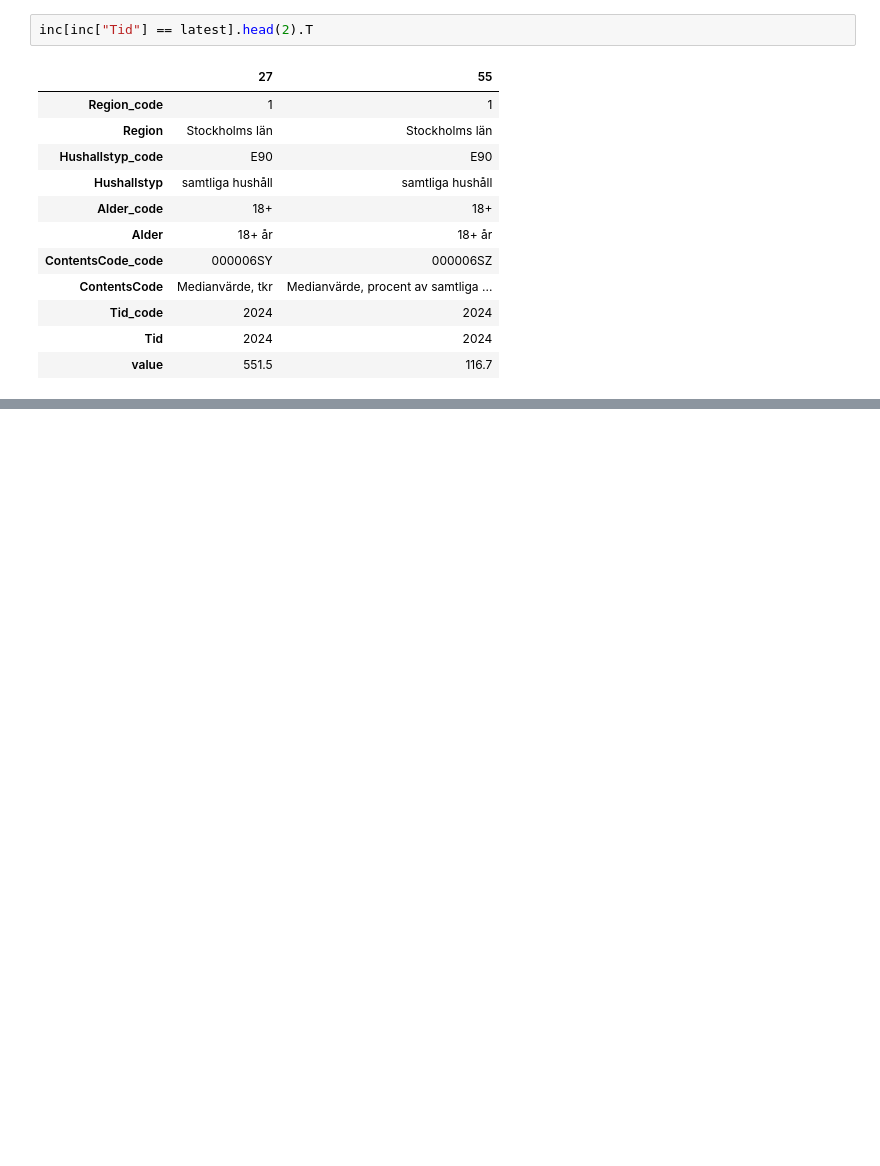
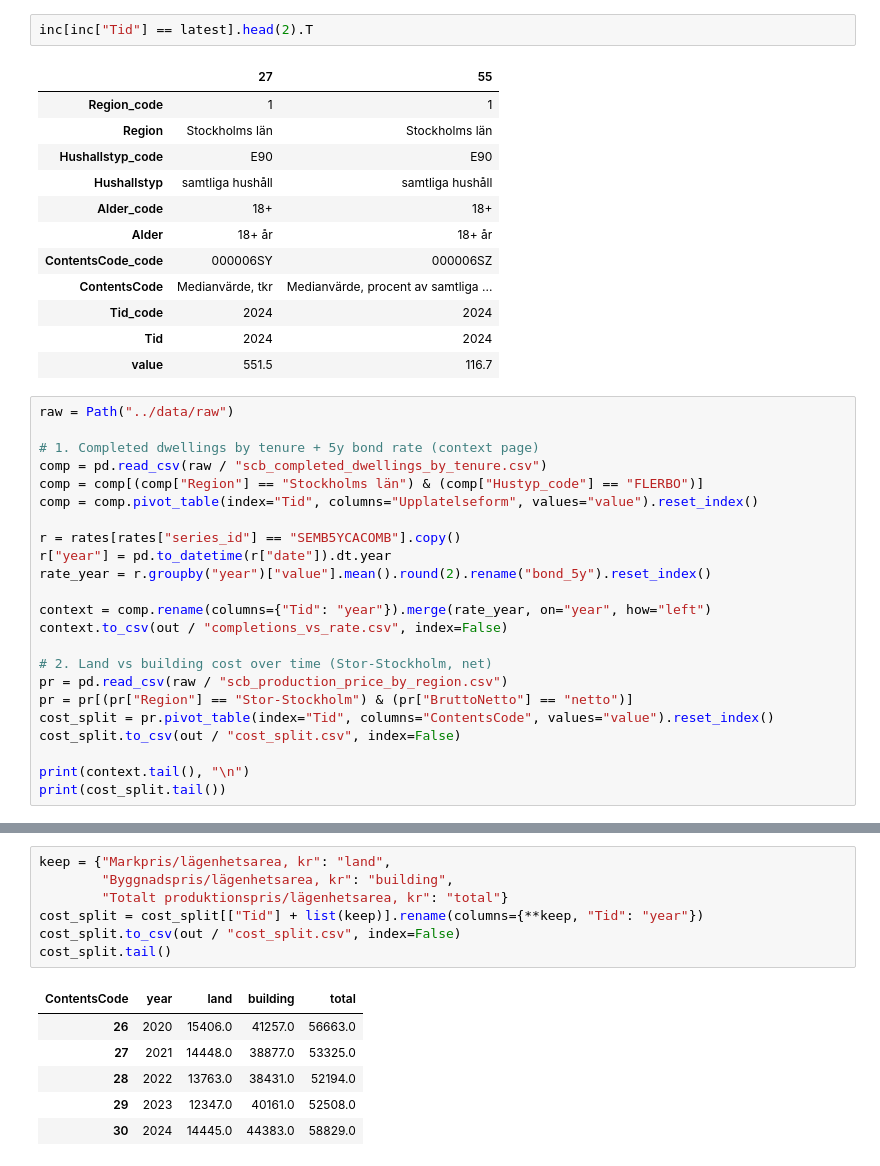
Before and after one commit to nimarigibcn-max/rental-housing-stockholm, a Jupyter notebook: notebooks/02_model.ipynb, the cells around one changed output, grey strips where cells are left out. Saved outputs shown, nothing was run; the diff lists cells and outputs as text; blank space fills up the shorter version.

Commit message:
Context data + Power BI workbook

```diff
--- a/notebooks/02_model.ipynb
+++ b/notebooks/02_model.ipynb
@@ -264,3 +264,26 @@ inc[inc["Tid"] == latest].head(2).T
 | Tid_code | 2024 | 2024 |
 | Tid | 2024 | 2024 |
 | value | 551.5 | 116.7 |
+# %%
+raw = Path("../data/raw")
+
+# 1. Completed dwellings by tenure + 5y bond rate (context page)
+comp = pd.read_csv(raw / "scb_completed_dwellings_by_tenure.csv")
+comp = comp[(comp["Region"] == "Stockholms län") & (comp["Hustyp_code"] == "FLERBO")]
+comp = comp.pivot_table(index="Tid", columns="Upplatelseform", values="value").reset_index()
+
+r = rates[rates["series_id"] == "SEMB5YCACOMB"].copy()
+r["year"] = pd.to_datetime(r["date"]).dt.year
+rate_year = r.groupby("year")["value"].mean().round(2).rename("bond_5y").reset_index()
+
+context = comp.rename(columns={"Tid": "year"}).merge(rate_year, on="year", how="left")
+context.to_csv(out / "completions_vs_rate.csv", index=False)
+
+# 2. Land vs building cost over time (Stor-Stockholm, net)
+pr = pd.read_csv(raw / "scb_production_price_by_region.csv")
+pr = pr[(pr["Region"] == "Stor-Stockholm") & (pr["BruttoNetto"] == "netto")]
+cost_split = pr.pivot_table(index="Tid", columns="ContentsCode", values="value").reset_index()
+cost_split.to_csv(out / "cost_split.csv", index=False)
+
+print(context.tail(), "\n")
+print(cost_split.tail())
@@ -266,0 +308,14 @@ inc[inc["Tid"] == latest].head(2).T
+# %%
+keep = {"Markpris/lägenhetsarea, kr": "land",
+        "Byggnadspris/lägenhetsarea, kr": "building",
+        "Totalt produktionspris/lägenhetsarea, kr": "total"}
+cost_split = cost_split[["Tid"] + list(keep)].rename(columns={**keep, "Tid": "year"})
+cost_split.to_csv(out / "cost_split.csv", index=False)
+cost_split.tail()
+# %% [output]
+| ContentsCode | year | land | building | total |
+| 26 | 2020 | 15406.0 | 41257.0 | 56663.0 |
+| 27 | 2021 | 14448.0 | 38877.0 | 53325.0 |
+| 28 | 2022 | 13763.0 | 38431.0 | 52194.0 |
+| 29 | 2023 | 12347.0 | 40161.0 | 52508.0 |
+| 30 | 2024 | 14445.0 | 44383.0 | 58829.0 |
```
Also changed, not shown: parts of 1 cell of this notebook, 3 other files.
